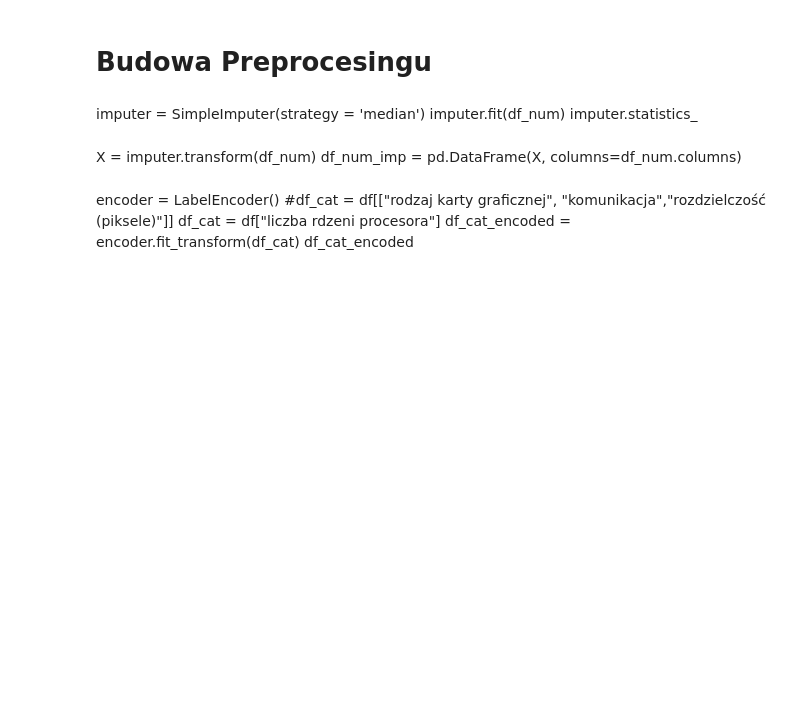
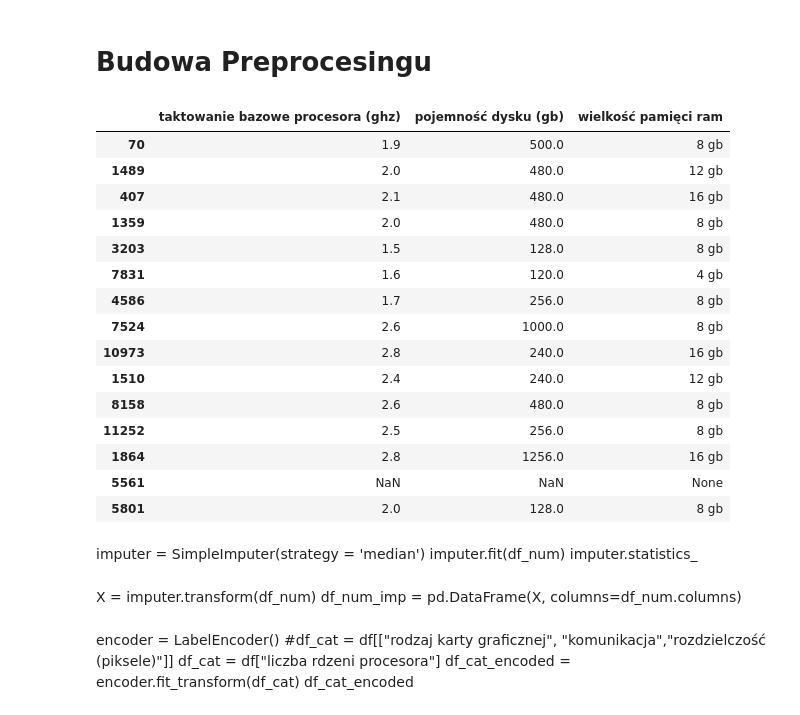
Before and after one commit to sadowskimarcin10/laptop-price, a Jupyter notebook: laptop_price_workflow.ipynb, the cells around one changed output. Cells and saved outputs as stored; diff of their text form; code cells hidden in the pictures; blank space fills up the shorter version.

```diff
--- a/laptop_price_workflow.ipynb
+++ b/laptop_price_workflow.ipynb
@@ -116,3 +130,22 @@ train_num = train[['buynow_price', 'taktowanie bazowe procesora (ghz)', 'pojemno
+# %%
+train[['taktowanie bazowe procesora (ghz)', 'pojemność dysku (gb)', 'wielkość pamięci ram']].head(15)
+# %% [output]
+|  | taktowanie bazowe procesora (ghz) | pojemność dysku (gb) | wielkość pamięci ram |
+| 70 | 1.9 | 500.0 | 8 gb |
+| 1489 | 2.0 | 480.0 | 12 gb |
+| 407 | 2.1 | 480.0 | 16 gb |
+| 1359 | 2.0 | 480.0 | 8 gb |
+| 3203 | 1.5 | 128.0 | 8 gb |
+| 7831 | 1.6 | 120.0 | 4 gb |
+| 4586 | 1.7 | 256.0 | 8 gb |
+| 7524 | 2.6 | 1000.0 | 8 gb |
+| 10973 | 2.8 | 240.0 | 16 gb |
+| 1510 | 2.4 | 240.0 | 12 gb |
+| 8158 | 2.6 | 480.0 | 8 gb |
+| 11252 | 2.5 | 256.0 | 8 gb |
+| 1864 | 2.8 | 1256.0 | 16 gb |
+| 5561 | NaN | NaN | None |
+| 5801 | 2.0 | 128.0 | 8 gb |
 # %% [markdown]
 imputer = SimpleImputer(strategy = 'median')
 imputer.fit(df_num)
```
Also changed, not shown: parts of 54 cells of this notebook.
